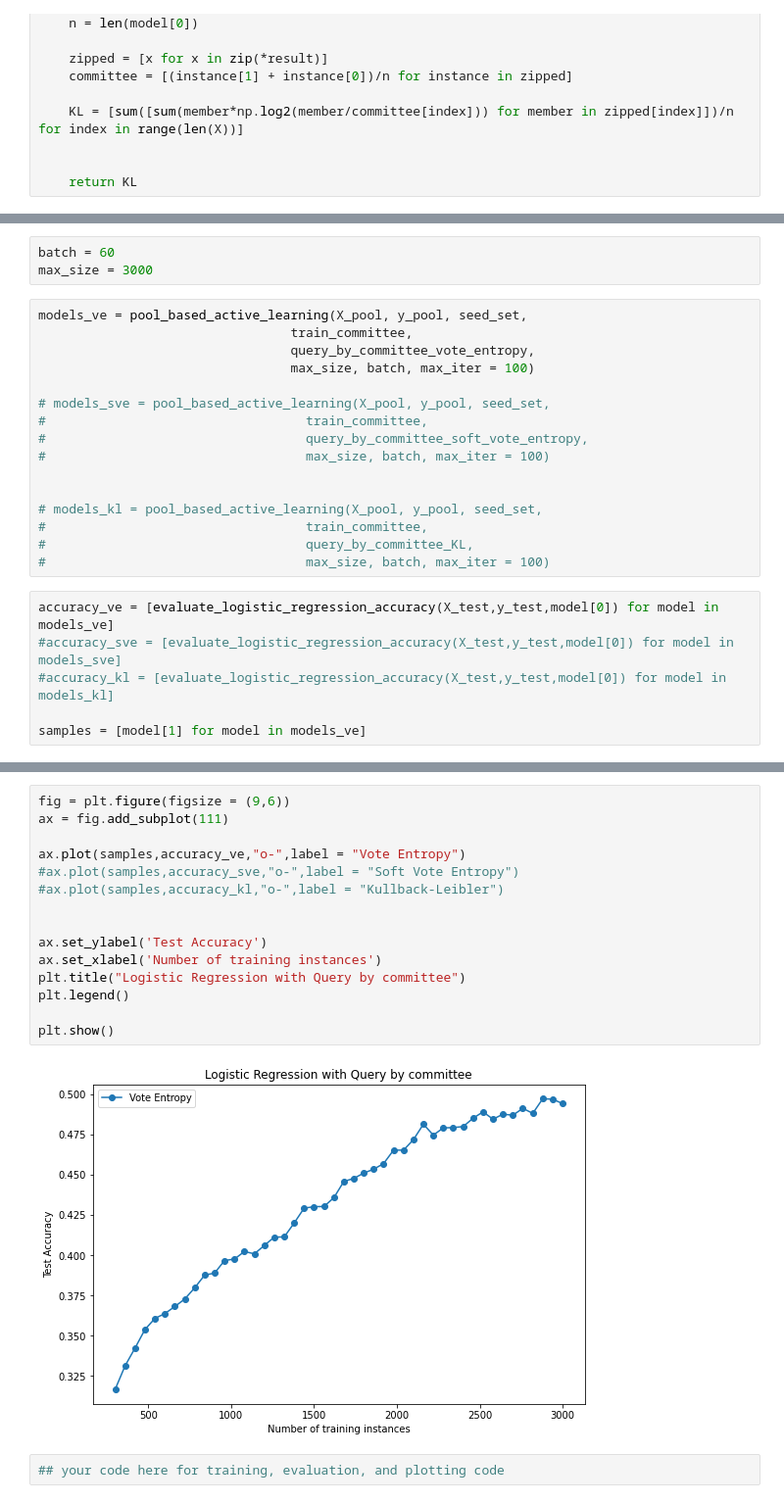
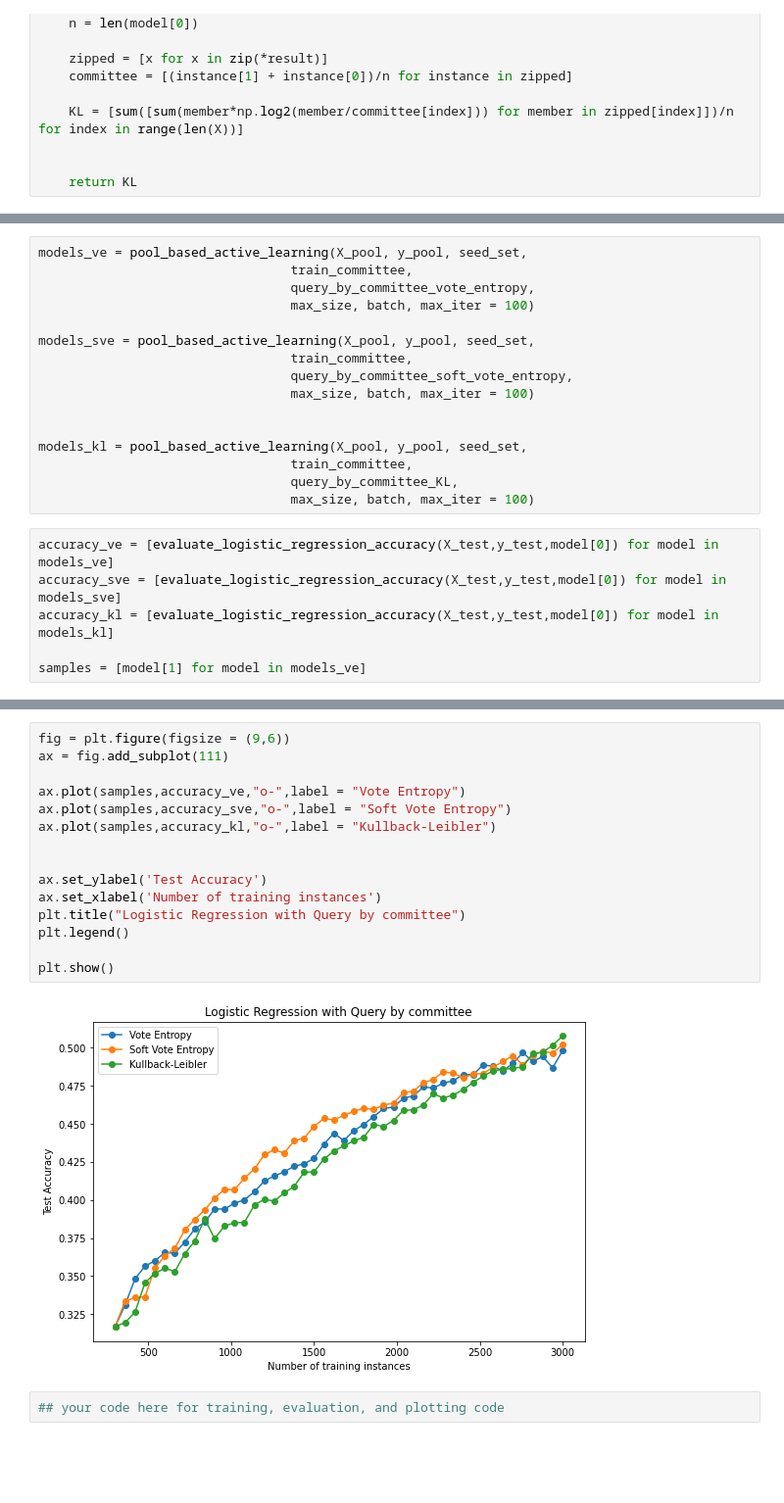
Before and after one commit to echoid/Active-Learning-Implementation, a Jupyter notebook: dataset/project2.ipynb, the cells around one changed output, grey strips where cells are left out. Shown: that part at 98% size. Cells and saved outputs as stored; diff of their text form; blank space fills up the shorter version.

```diff
--- a/dataset/project2.ipynb
+++ b/dataset/project2.ipynb
@@ -356,25 +343,22 @@ sorted(range(len(score)), key=lambda k: score[k],reverse=True)
-# %%
-batch = 60
-max_size = 3000
 # %%
 models_ve = pool_based_active_learning(X_pool, y_pool, seed_set,
                                  train_committee,
                                  query_by_committee_vote_entropy,
                                  max_size, batch, max_iter = 100)
 
-# models_sve = pool_based_active_learning(X_pool, y_pool, seed_set,
-#                                  train_committee,
-#                                  query_by_committee_soft_vote_entropy,
-#                                  max_size, batch, max_iter = 100)
+models_sve = pool_based_active_learning(X_pool, y_pool, seed_set,
+                                 train_committee,
+                                 query_by_committee_soft_vote_entropy,
+                                 max_size, batch, max_iter = 100)
 
 
-# models_kl = pool_based_active_learning(X_pool, y_pool, seed_set,
-#                                  train_committee,
-#                                  query_by_committee_KL,
-#                                  max_size, batch, max_iter = 100)
+models_kl = pool_based_active_learning(X_pool, y_pool, seed_set,
+                                 train_committee,
+                                 query_by_committee_KL,
+                                 max_size, batch, max_iter = 100)
 # %%
 accuracy_ve = [evaluate_logistic_regression_accuracy(X_test,y_test,model[0]) for model in models_ve]
-#accuracy_sve = [evaluate_logistic_regression_accuracy(X_test,y_test,model[0]) for model in models_sve]
-#accuracy_kl = [evaluate_logistic_regression_accuracy(X_test,y_test,model[0]) for model in models_kl]
+accuracy_sve = [evaluate_logistic_regression_accuracy(X_test,y_test,model[0]) for model in models_sve]
+accuracy_kl = [evaluate_logistic_regression_accuracy(X_test,y_test,model[0]) for model in models_kl]
 
 samples = [model[1] for model in models_ve]
@@ -385,20 +365,20 @@ max(accuracy_ve)
 # %%
 fig = plt.figure(figsize = (9,6))
 ax = fig.add_subplot(111)
 
 ax.plot(samples,accuracy_ve,"o-",label = "Vote Entropy")
-#ax.plot(samples,accuracy_sve,"o-",label = "Soft Vote Entropy")
-#ax.plot(samples,accuracy_kl,"o-",label = "Kullback-Leibler")
+ax.plot(samples,accuracy_sve,"o-",label = "Soft Vote Entropy")
+ax.plot(samples,accuracy_kl,"o-",label = "Kullback-Leibler")
 
 
 ax.set_ylabel('Test Accuracy')
 ax.set_xlabel('Number of training instances')
 plt.title("Logistic Regression with Query by committee")
 plt.legend()
 
 plt.show()
 # %% [output]
-[figure, old version]
+[figure, new version]
 # %%
 ## your code here for training, evaluation, and plotting code
 # %% [markdown]
```
Also changed, not shown: parts of 15 cells of this notebook, 2 other files.
